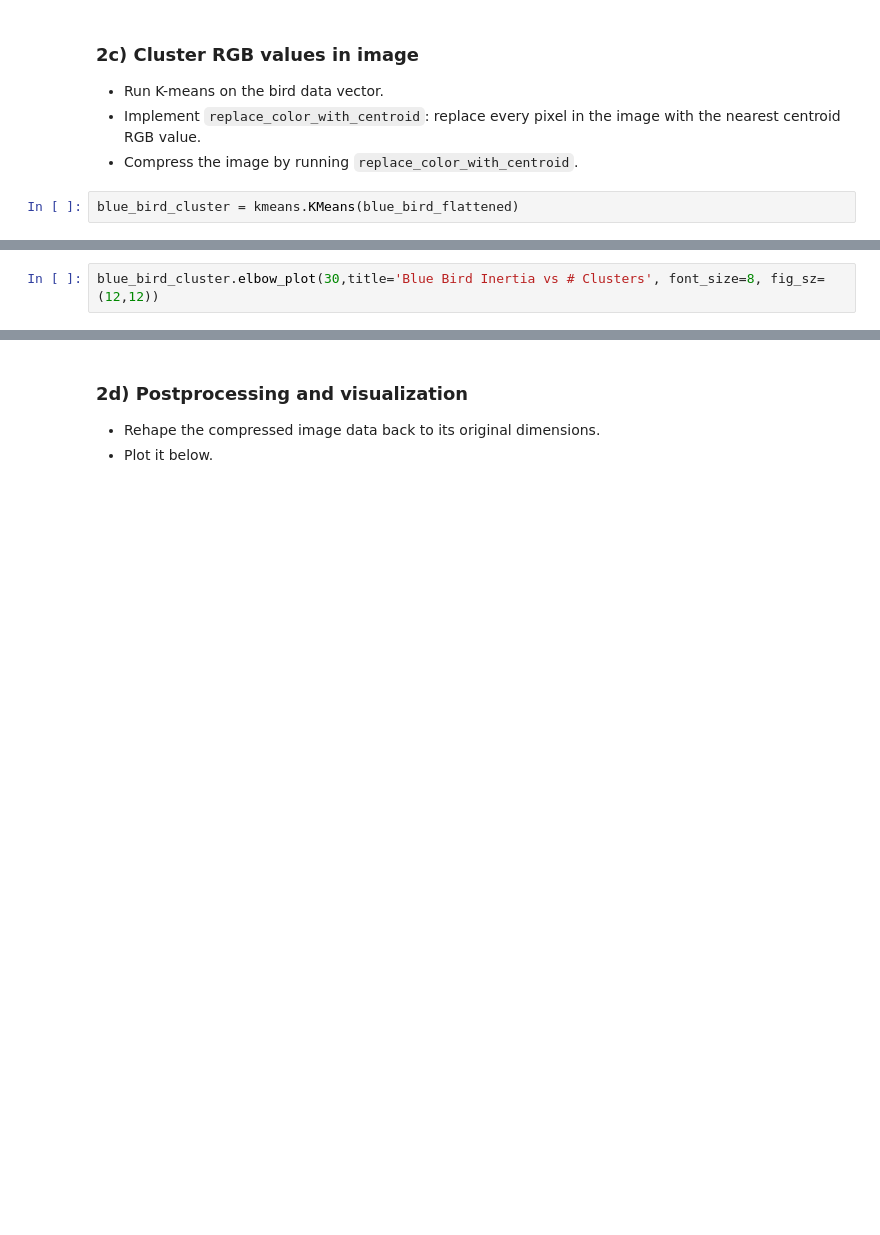
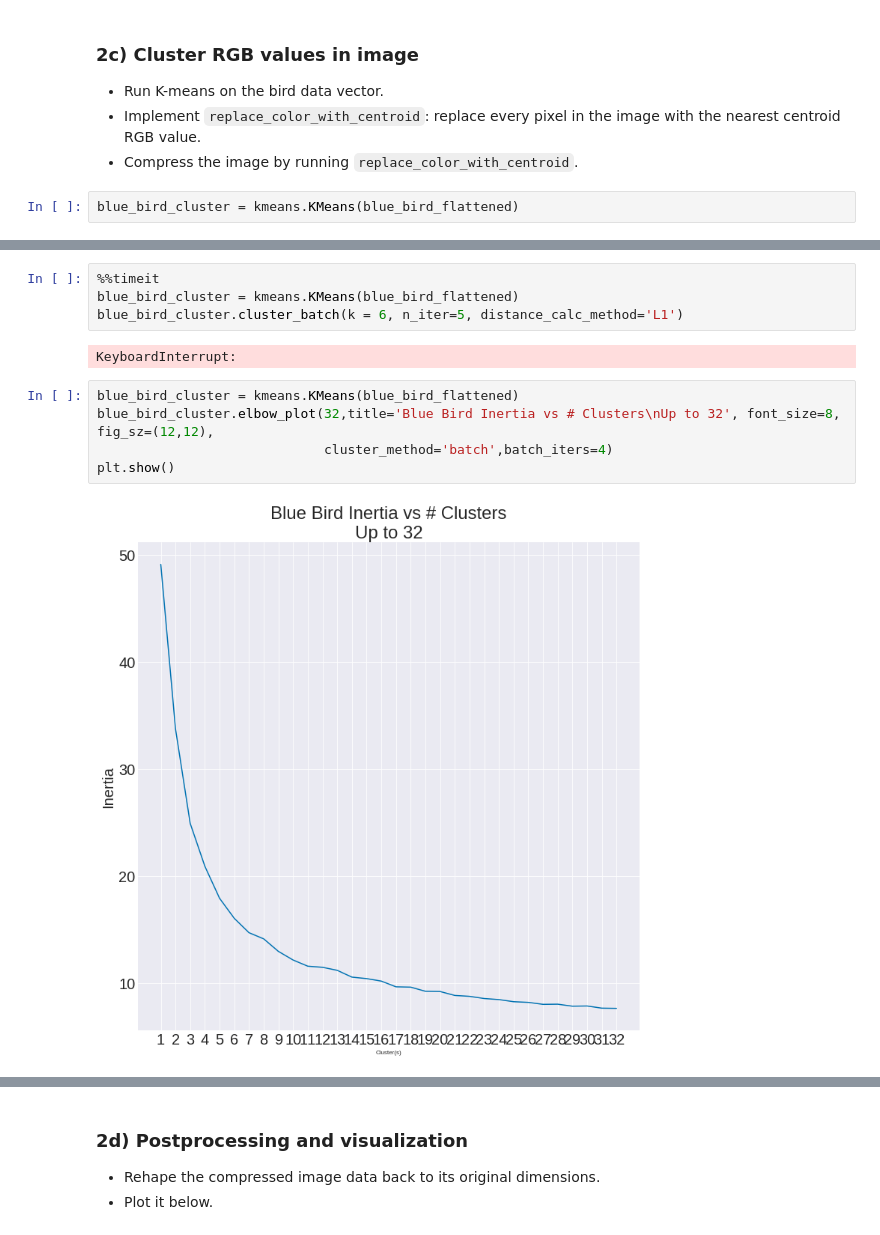
Before and after one commit to mattjax16/cs251, a Jupyter notebook: project5/kmeans.ipynb, the cells around one changed output, grey strips where cells are left out. Drawn from its saved outputs; the diff is of its cells as text; blank space fills up the shorter version.

```diff
--- a/project5/kmeans.ipynb
+++ b/project5/kmeans.ipynb
@@ -370,2 +403,13 @@ First using the single method and then using the batch method for clustering (he
+# %%
+%%timeit
+blue_bird_cluster = kmeans.KMeans(blue_bird_flattened)
+blue_bird_cluster.cluster_batch(k = 6, n_iter=5, distance_calc_method='L1')
+# %% [output]
+KeyboardInterrupt:
 # %%
-blue_bird_cluster.elbow_plot(30,title='Blue Bird Inertia vs # Clusters', font_size=8, fig_sz=(12,12))
+blue_bird_cluster = kmeans.KMeans(blue_bird_flattened)
+blue_bird_cluster.elbow_plot(32,title='Blue Bird Inertia vs # Clusters\nUp to 32', font_size=8, fig_sz=(12,12),
+                             cluster_method='batch',batch_iters=4)
+plt.show()
+# %% [output]
+[figure, added]
```
Also changed, not shown: parts of 72 cells of this notebook, 12 other files.
